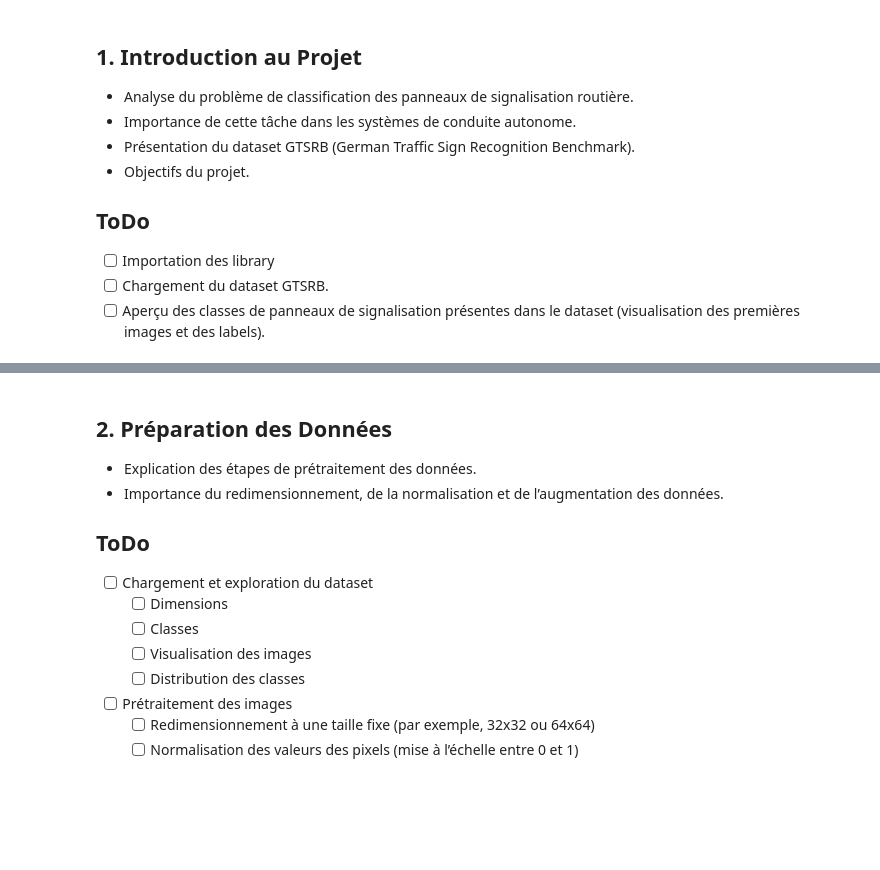
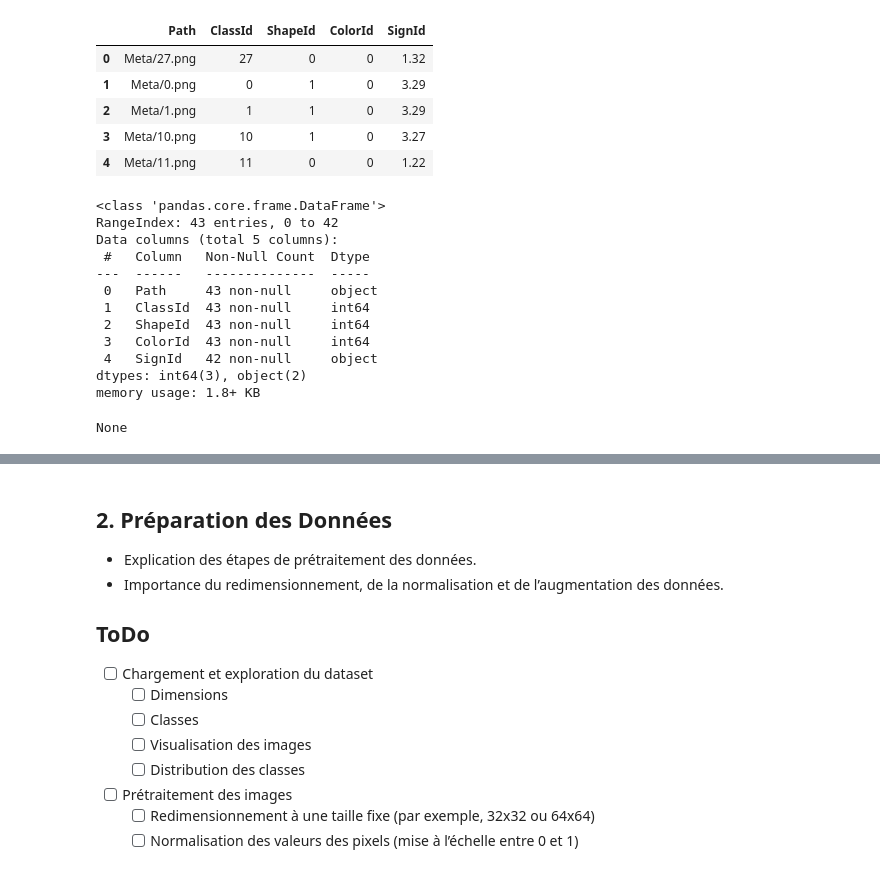
Before and after one commit to mriusero/cnn-traffic-sign-recognition, a Jupyter notebook: traffic-sign-recognition/notebook.ipynb, the cells around one changed output, grey strips where cells are left out. Cells and saved outputs as stored; diff of their text form; code cells hidden in the pictures; blank space fills up the shorter version.

```diff
--- a/traffic-sign-recognition/notebook.ipynb
+++ b/traffic-sign-recognition/notebook.ipynb
@@ -4,11 +27,0 @@
-# %% [markdown]
-## 1. **Introduction au Projet**
-  - Analyse du problème de classification des panneaux de signalisation routière.
-  - Importance de cette tâche dans les systèmes de conduite autonome.
-  - Présentation du dataset GTSRB (German Traffic Sign Recognition Benchmark).
-  - Objectifs du projet.
-
-## ToDo
-- [ ] Importation des library
-- [ ] Chargement du dataset GTSRB.
-- [ ] Aperçu des classes de panneaux de signalisation présentes dans le dataset (visualisation des premières images et des labels).
@@ -14,0 +31,24 @@
+# %%
+metabase = pd.read_csv('../data/gtsrb-german-traffic-sign/Meta.csv')
+display(metabase.head(5))
+display(metabase.info())
+# %% [output]
+|  | Path | ClassId | ShapeId | ColorId | SignId |
+| 0 | Meta/27.png | 27 | 0 | 0 | 1.32 |
+| 1 | Meta/0.png | 0 | 1 | 0 | 3.29 |
+| 2 | Meta/1.png | 1 | 1 | 0 | 3.29 |
+| 3 | Meta/10.png | 10 | 1 | 0 | 3.27 |
+| 4 | Meta/11.png | 11 | 0 | 0 | 1.22 |
+<class 'pandas.core.frame.DataFrame'>
+RangeIndex: 43 entries, 0 to 42
+Data columns (total 5 columns):
+ #   Column   Non-Null Count  Dtype
+---  ------   --------------  -----
+ 0   Path     43 non-null     object
+ 1   ClassId  43 non-null     int64
+ 2   ShapeId  43 non-null     int64
+ 3   ColorId  43 non-null     int64
+ 4   SignId   42 non-null     object
+dtypes: int64(3), object(2)
+memory usage: 1.8+ KB
+None
```
Also changed, not shown: parts of 5 cells of this notebook, 3 other files.
